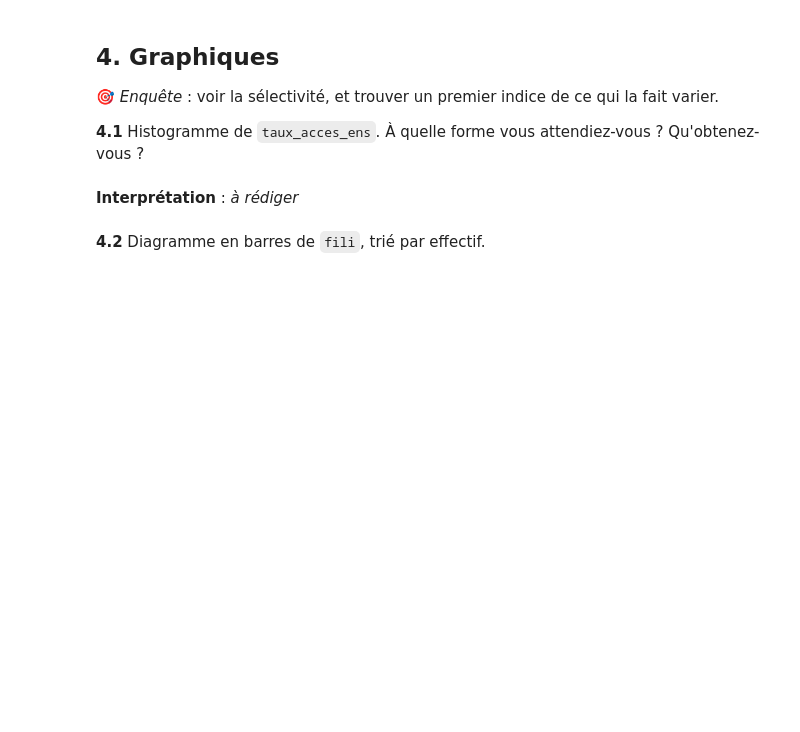
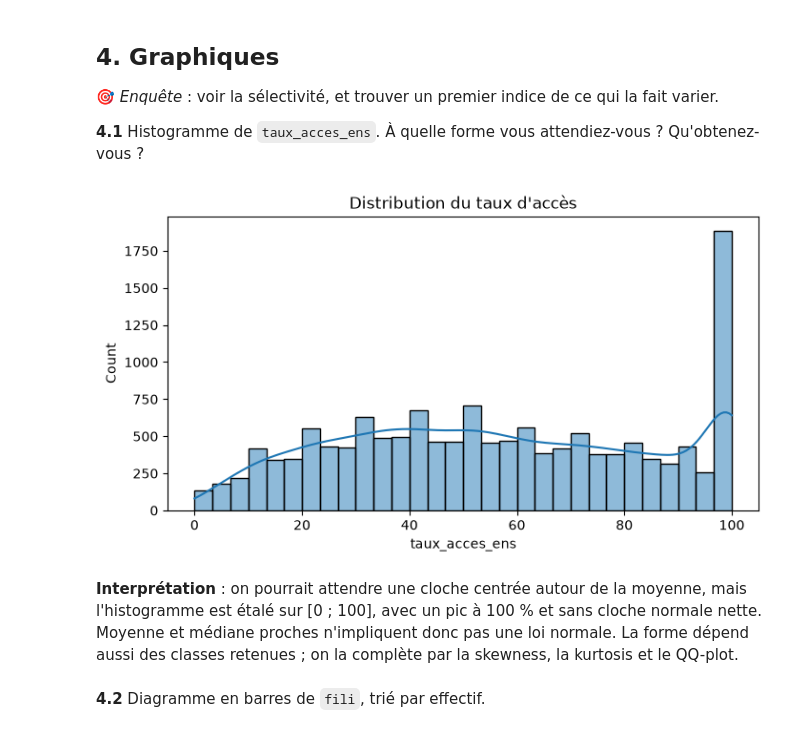
Before and after one commit to Anaisblk/Analyse-Parcoursup, a Jupyter notebook: TP_Parcoursup (1).ipynb, the cells around one changed output. Saved outputs shown, nothing was run; the diff lists cells and outputs as text; code cells hidden in the pictures; blank space fills up the shorter version.

```diff
--- a/TP_Parcoursup (1).ipynb
+++ b/TP_Parcoursup (1).ipynb
@@ -294,7 +294,15 @@ pd.DataFrame({
 🎯 *Enquête* : voir la sélectivité, et trouver un premier indice de ce qui la fait varier.
 
 **4.1** Histogramme de `taux_acces_ens`. À quelle forme vous attendiez-vous ? Qu'obtenez-vous ?
+# %%
+plt.figure(figsize=(8, 4))
+sns.histplot(df["taux_acces_ens"].dropna(), bins=30, kde=True)
+plt.title("Distribution du taux d'accès")
+plt.xlabel("taux_acces_ens")
+plt.show()
+# %% [output]
+[figure, added]
 # %% [markdown]
-**Interprétation** : _à rédiger_
+**Interprétation** : on pourrait attendre une cloche centrée autour de la moyenne, mais l'histogramme est étalé sur [0 ; 100], avec un pic à 100 % et sans cloche normale nette. Moyenne et médiane proches n'impliquent donc pas une loi normale. La forme dépend aussi des classes retenues ; on la complète par la skewness, la kurtosis et le QQ-plot.
 # %% [markdown]
 **4.2** Diagramme en barres de `fili`, trié par effectif.
```
Also changed, not shown: parts of 7 cells of this notebook.
